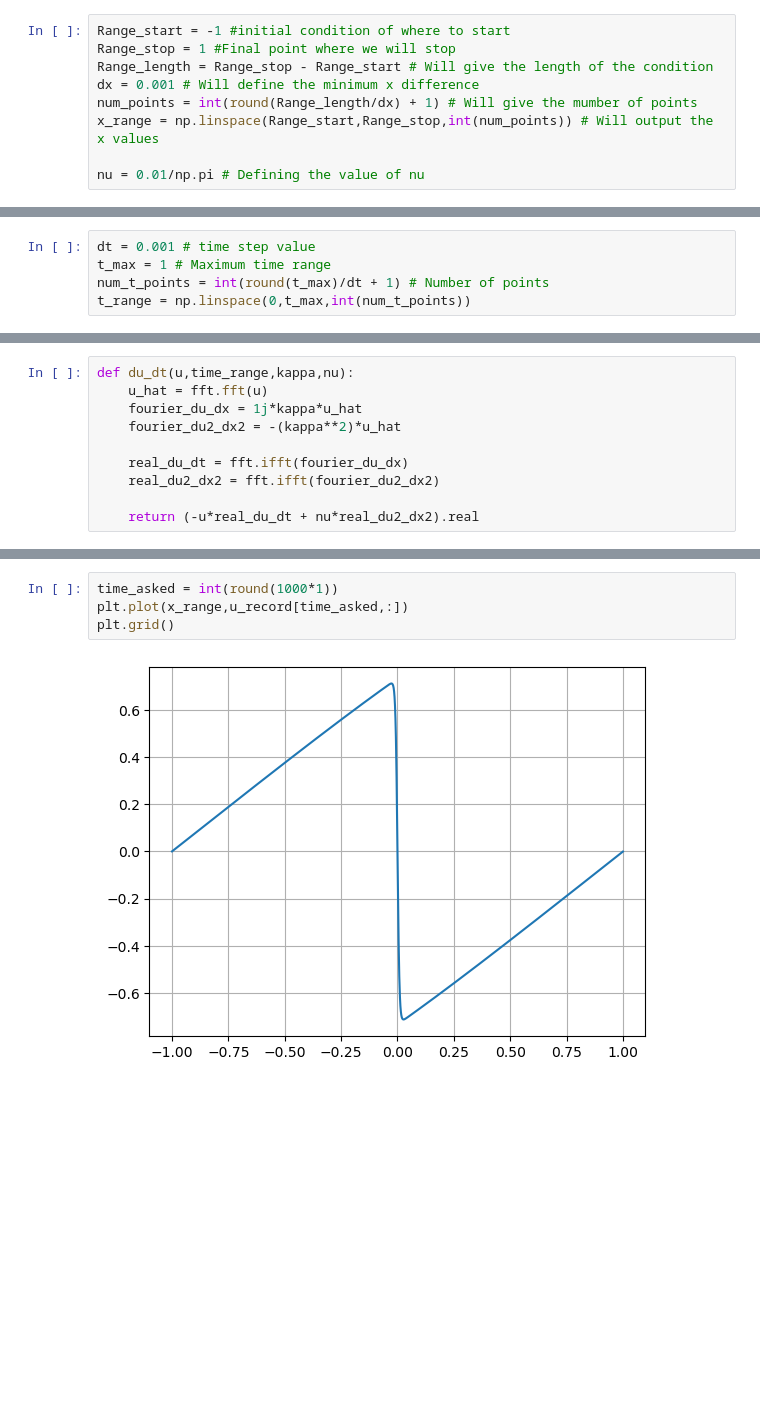
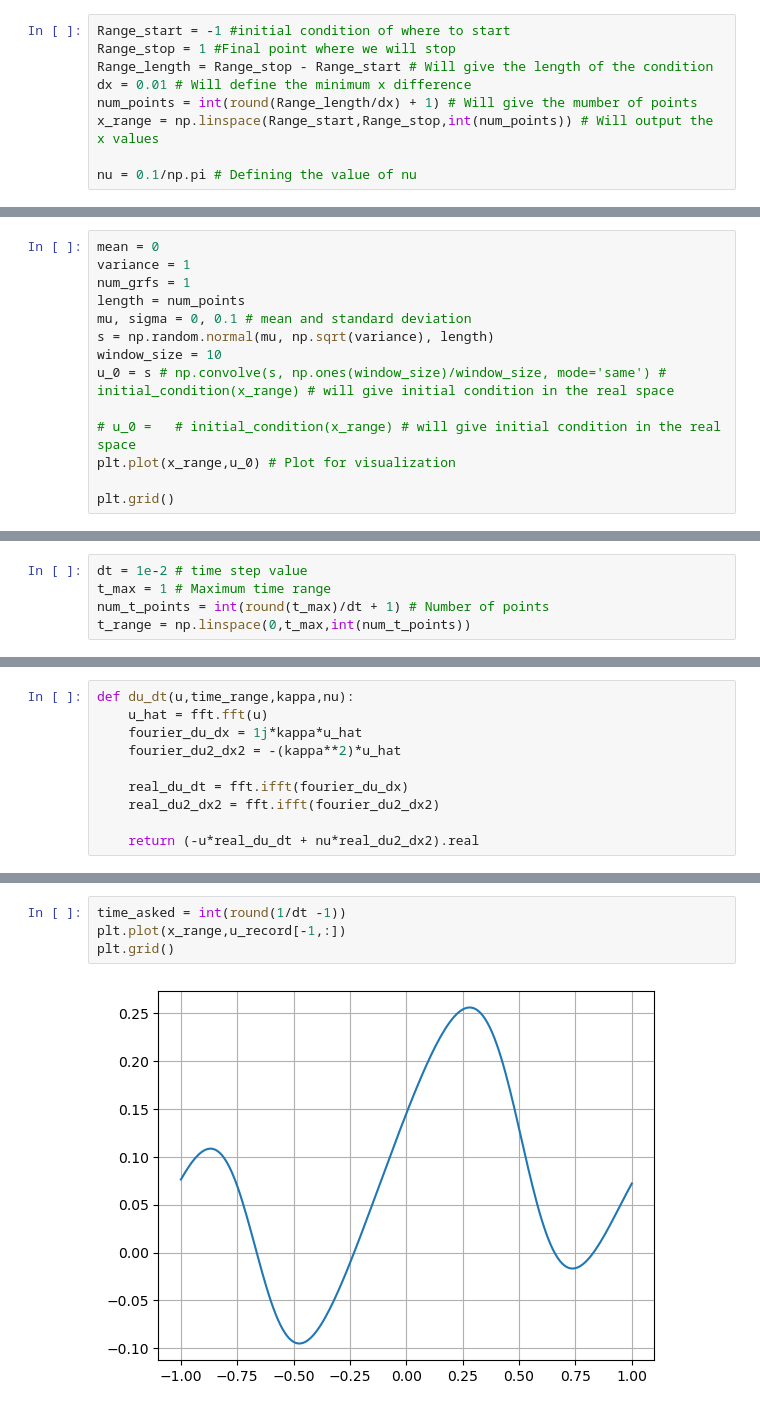
Before and after one commit to abhijeetmangela/Cylender_flow_ML, a Jupyter notebook: Burgers Equation/Burger_fft1.ipynb, the cells around one changed output, grey strips where cells are left out. Saved outputs shown, nothing was run; the diff lists cells and outputs as text; blank space fills up the shorter version.

```diff
--- a/Burgers Equation/Burger_fft1.ipynb
+++ b/Burgers Equation/Burger_fft1.ipynb
@@ -18,11 +20,11 @@ def initial_condition(x):
 Range_start = -1 #initial condition of where to start
 Range_stop = 1 #Final point where we will stop
 Range_length = Range_stop - Range_start # Will give the length of the condition
-dx = 0.001 # Will define the minimum x difference
+dx = 0.01 # Will define the minimum x difference
 num_points = int(round(Range_length/dx) + 1) # Will give the mumber of points
 x_range = np.linspace(Range_start,Range_stop,int(num_points)) # Will output the x values
 
-nu = 0.01/np.pi # Defining the value of nu
+nu = 0.1/np.pi # Defining the value of nu
 # %%
 num_points
 # %% [output]
@@ -35,0 +39,14 @@ plt.grid()
+# %%
+mean = 0
+variance = 1
+num_grfs = 1
+length = num_points
+mu, sigma = 0, 0.1 # mean and standard deviation
+s = np.random.normal(mu, np.sqrt(variance), length)
+window_size = 10
+u_0 = s # np.convolve(s, np.ones(window_size)/window_size, mode='same') # initial_condition(x_range) # will give initial condition in the real space
+
+# u_0 =   # initial_condition(x_range) # will give initial condition in the real space
+plt.plot(x_range,u_0) # Plot for visualization
+
+plt.grid()
@@ -36,7 +55,7 @@ plt.grid()
 # %% [markdown]
 ##### Creating fft parameters
 # %%
-dt = 0.001 # time step value
+dt = 1e-2 # time step value
 t_max = 1 # Maximum time range
 num_t_points = int(round(t_max)/dt + 1) # Number of points
 t_range = np.linspace(0,t_max,int(num_t_points))
@@ -63,6 +82,6 @@ u_record[1,1]
 # %%
-time_asked = int(round(1000*1))
-plt.plot(x_range,u_record[time_asked,:])
+time_asked = int(round(1/dt -1))
+plt.plot(x_range,u_record[-1,:])
 plt.grid()
 # %% [output]
-[figure, old version]
+[figure, new version]
```
Also changed, not shown: parts of 14 cells of this notebook.
